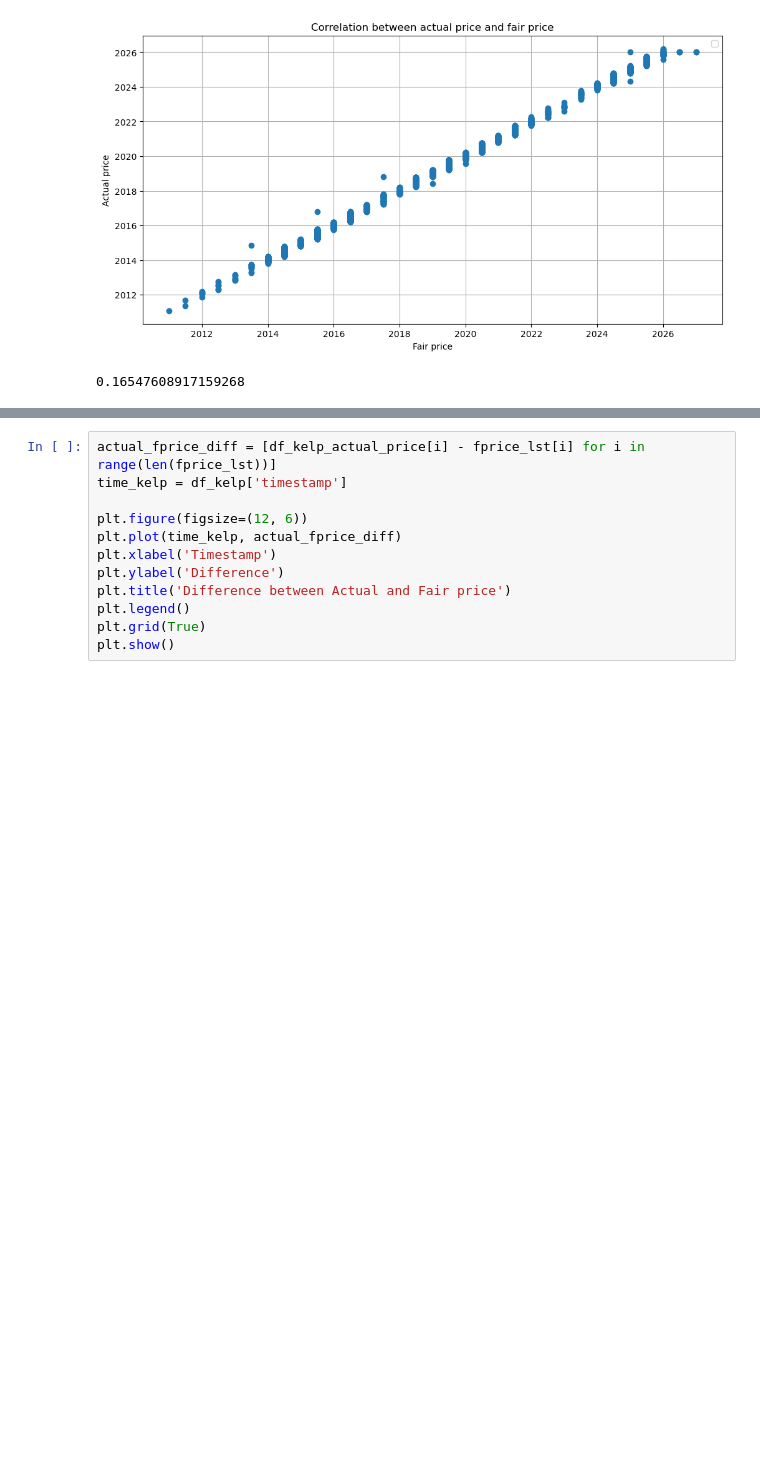
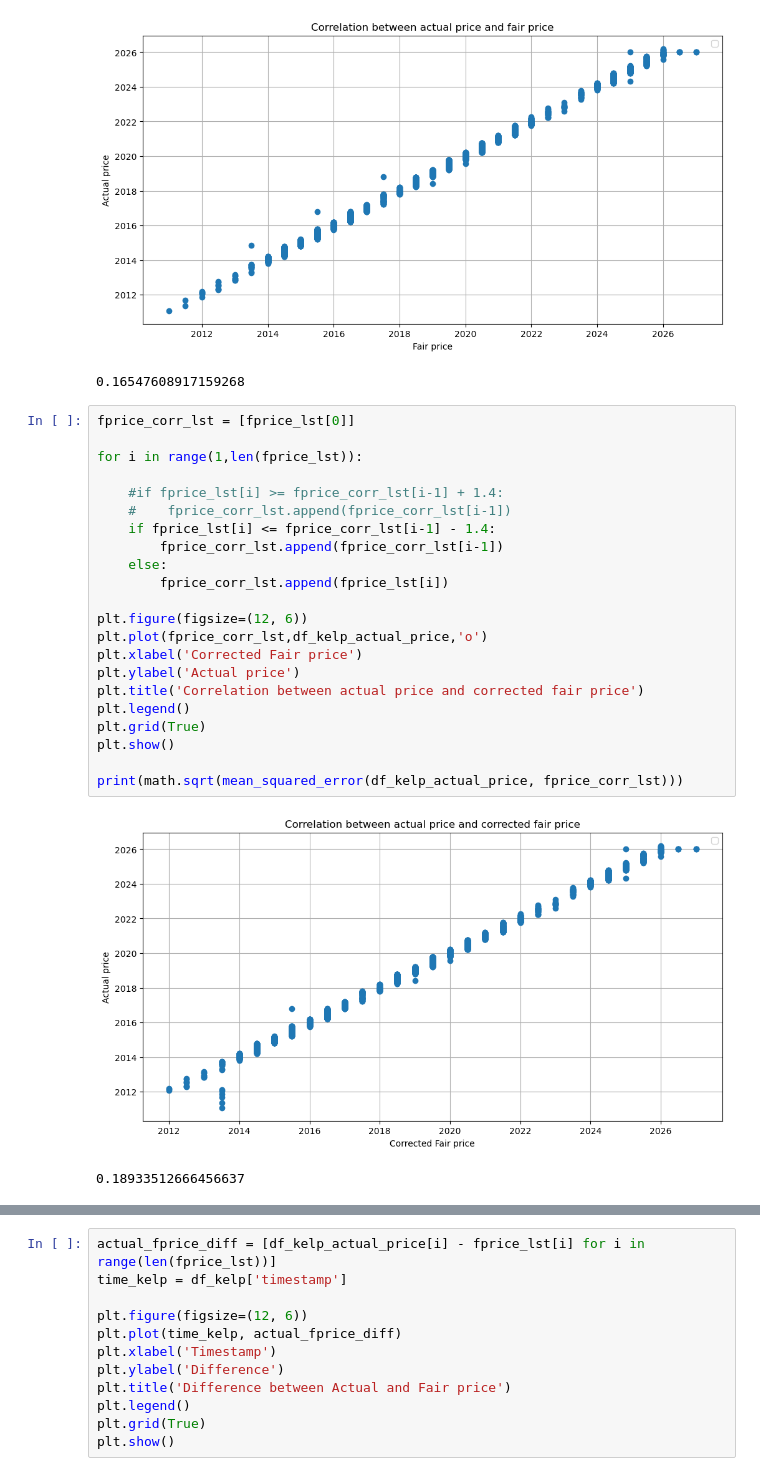
Before and after one commit to UlrichVestuche/IMC-Prosperity-3, a Jupyter notebook: Tutorial Gleb/data_ga.ipynb, the cells around one changed output, grey strips where cells are left out. Saved outputs shown, nothing was run; the diff lists cells and outputs as text; blank space fills up the shorter version.

```diff
--- a/Tutorial Gleb/data_ga.ipynb
+++ b/Tutorial Gleb/data_ga.ipynb
@@ -384,3 +358,28 @@ print(math.sqrt(mean_squared_error(df_kelp_actual_price, fprice_lst)))
 # %% [output]
 [figure]
 0.16547608917159268
+# %%
+fprice_corr_lst = [fprice_lst[0]]
+
+for i in range(1,len(fprice_lst)):
+
+    #if fprice_lst[i] >= fprice_corr_lst[i-1] + 1.4:
+    #    fprice_corr_lst.append(fprice_corr_lst[i-1])
+    if fprice_lst[i] <= fprice_corr_lst[i-1] - 1.4:
+        fprice_corr_lst.append(fprice_corr_lst[i-1])
+    else:
+        fprice_corr_lst.append(fprice_lst[i])
+
+plt.figure(figsize=(12, 6))
+plt.plot(fprice_corr_lst,df_kelp_actual_price,'o')
+plt.xlabel('Corrected Fair price')
+plt.ylabel('Actual price')
+plt.title('Correlation between actual price and corrected fair price')
+plt.legend()
+plt.grid(True)
+plt.show()
+
+print(math.sqrt(mean_squared_error(df_kelp_actual_price, fprice_corr_lst)))
+# %% [output]
+[figure, added]
+0.18933512666456637
```
Also changed, not shown: parts of 8 cells of this notebook, 9 other files.
